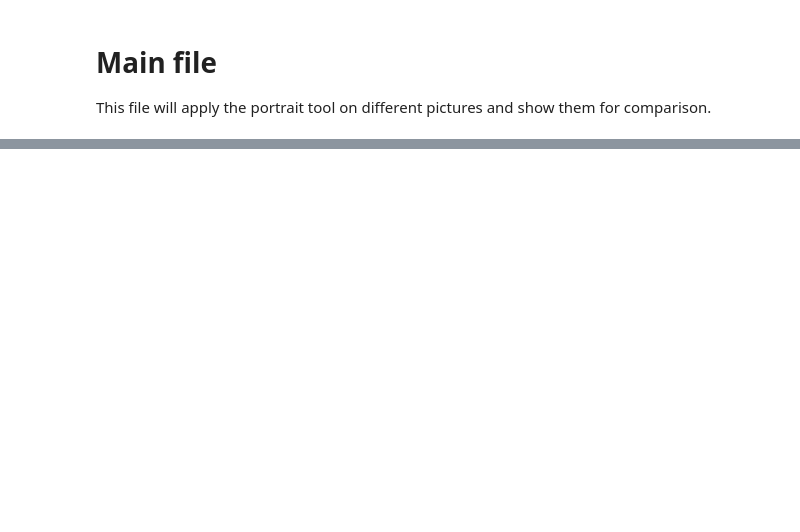
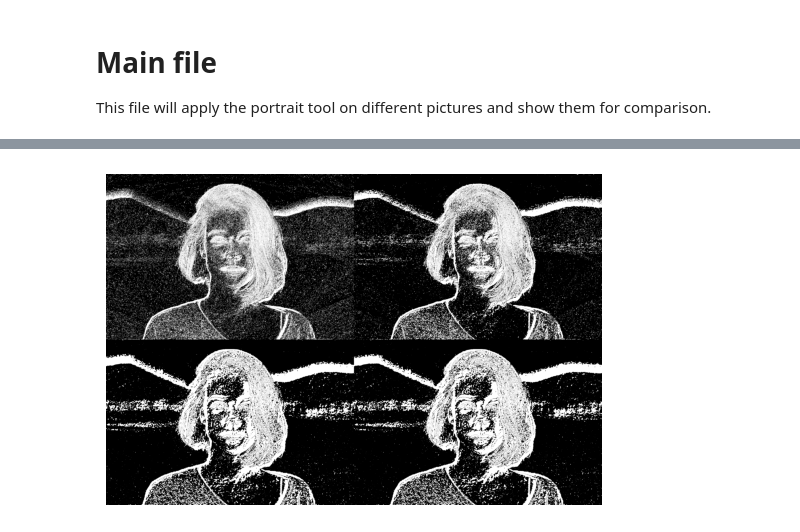
Before and after one commit to reimertzzz/Bildbehandling, a Jupyter notebook: main.ipynb, the cells around one changed output, grey strips where cells are left out. Cells and saved outputs as stored; diff of their text form; code cells hidden in the pictures; blank space fills up the shorter version.

```diff
--- a/main.ipynb
+++ b/main.ipynb
@@ -319,0 +333,11 @@ show_image(oppenheimer_wavelet_restored)
+# %%
+# Test different depths
+woman_gray = cv2.cvtColor(woman, cv2.COLOR_BGR2GRAY)
+
+img1 = dwt2_edge_detection(woman_gray, 'haar', 1, 253, 3)
+img2 = dwt2_edge_detection(woman_gray, 'haar', 2, 253, 3)
+img3 = dwt2_edge_detection(woman_gray, 'haar', 3, 253, 3)
+img4 = dwt2_edge_detection(woman_gray, 'haar', 3, 253, 3)
+show_image(np.vstack((np.hstack((img1, img2)), np.hstack((img3, img4)))))
+# %% [output]
+[figure, added]
```
Also changed, not shown: parts of 9 cells of this notebook.
